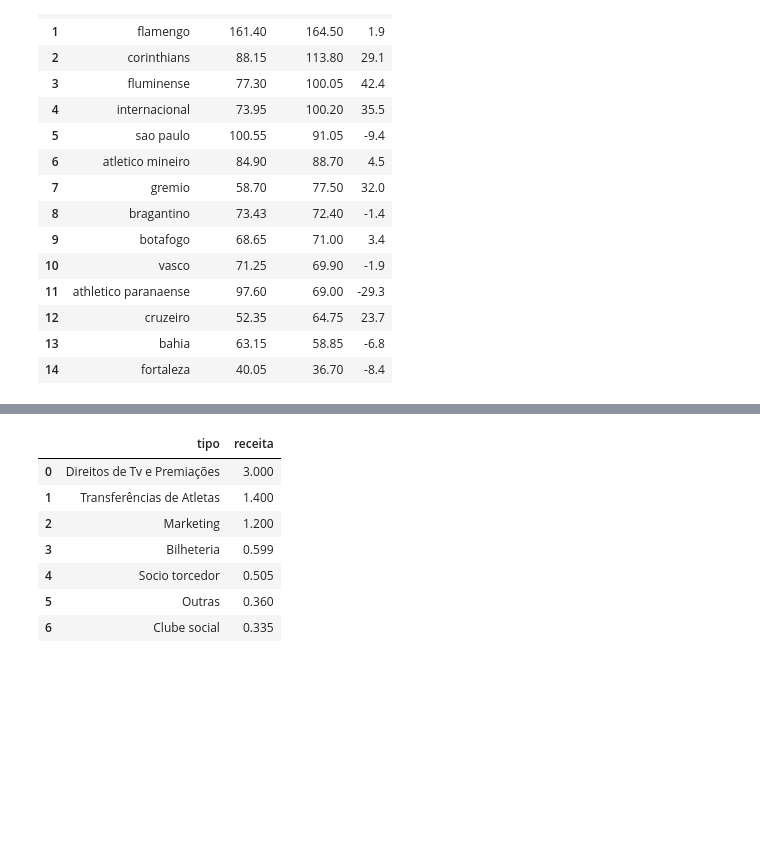
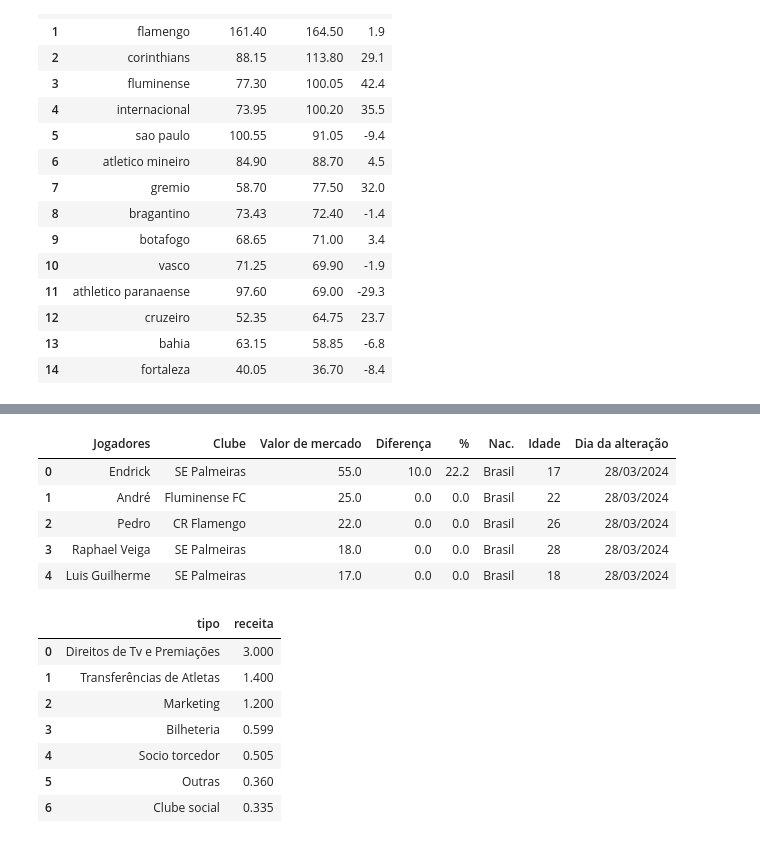
Before and after one commit to AVTBrasil/An-lise-de-Dados-no-Futebol, a Jupyter notebook: Analise_e_Relatorio.ipynb, the cells around one changed output, grey strips where cells are left out. Drawn from its saved outputs; the diff is of its cells as text; code cells hidden in the pictures; blank space fills up the shorter version.

```diff
--- a/Analise_e_Relatorio.ipynb
+++ b/Analise_e_Relatorio.ipynb
@@ -101,3 +91,15 @@ display(df_jogador)
+# %%
+#Importação dos dados
+url = 'https://github.com/AVTBrasil/An-lise-de-Dados-no-Futebol/raw/main/Valor_Jogador.csv'
+dados2 = pd.read_csv(url)
+dados2.head()
+# %% [output]
+|  | Jogadores | Clube | Valor de mercado | Diferença | % | Nac. | Idade | Dia da alteração |
+| 0 | Endrick | SE Palmeiras | 55.0 | 10.0 | 22.2 | Brasil | 17 | 28/03/2024 |
+| 1 | André | Fluminense FC | 25.0 | 0.0 | 0.0 | Brasil | 22 | 28/03/2024 |
+| 2 | Pedro | CR Flamengo | 22.0 | 0.0 | 0.0 | Brasil | 26 | 28/03/2024 |
+| 3 | Raphael Veiga | SE Palmeiras | 18.0 | 0.0 | 0.0 | Brasil | 28 | 28/03/2024 |
+| 4 | Luis Guilherme | SE Palmeiras | 17.0 | 0.0 | 0.0 | Brasil | 18 | 28/03/2024 |
 # %%
 df_receita = pd.read_csv('receitas_do_futebol.csv')
 display(df_receita)
```
Also changed, not shown: parts of 7 cells of this notebook.
